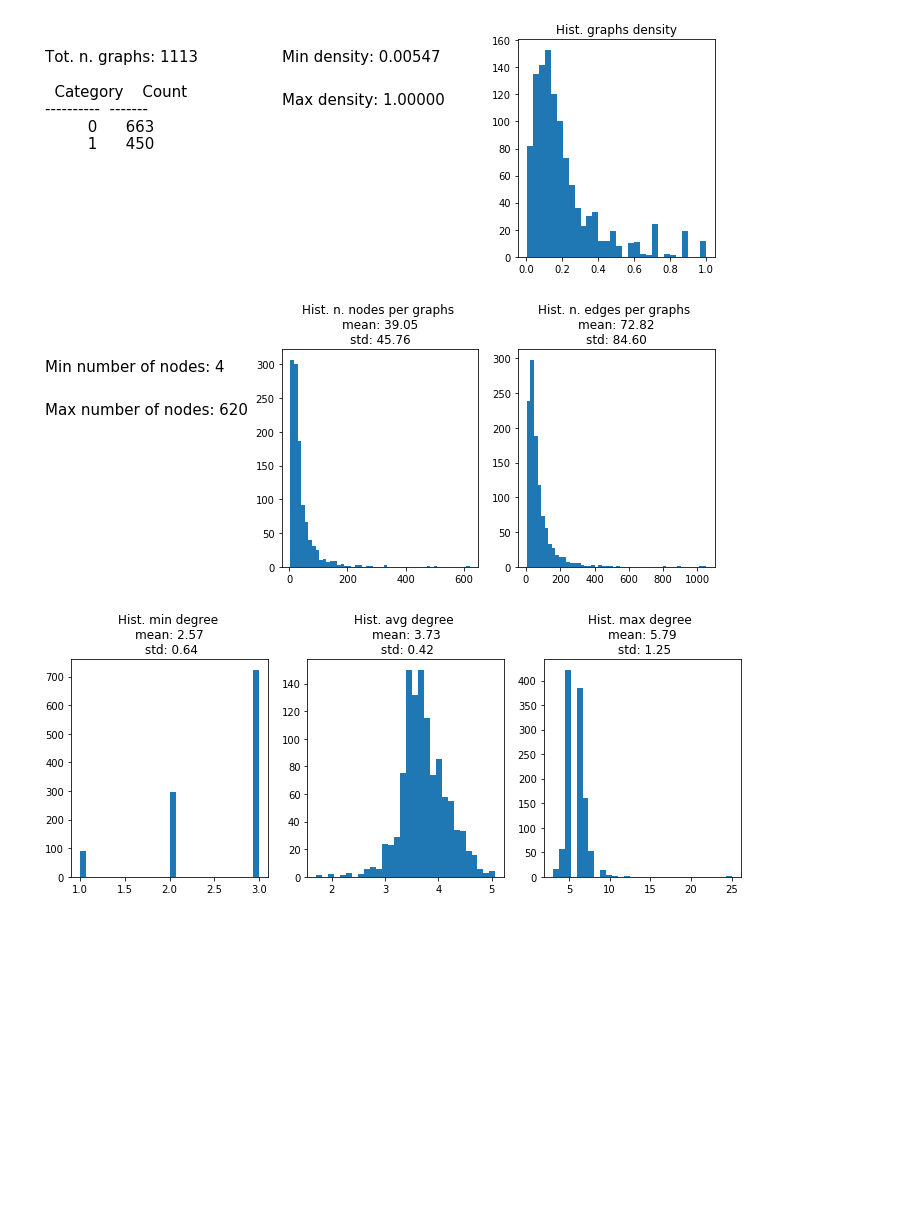
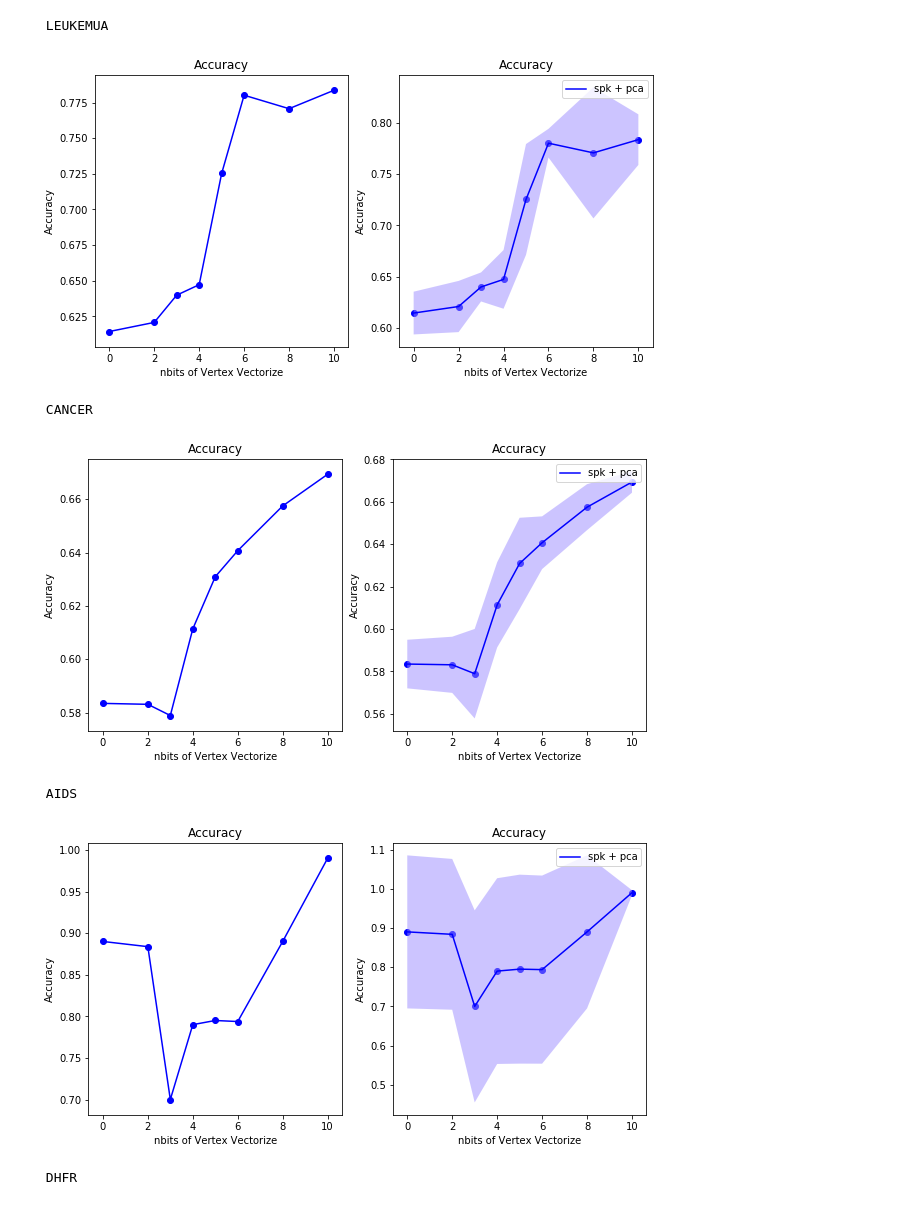
Before and after one commit to AntonioLonga/Master-thesis, a Jupyter notebook: Experiments/Vectorize Vertex/Vectorize Vertex Analysis .ipynb, the cells around one changed output. Drawn from its saved outputs; the diff is of its cells as text; code cells hidden in the pictures; blank space fills up the shorter version.

```diff
--- a/Experiments/Vectorize Vertex/Vectorize Vertex Analysis .ipynb
+++ b/Experiments/Vectorize Vertex/Vectorize Vertex Analysis .ipynb
@@ -82,7 +43,20 @@ plot_nbits(metric = loss_DHFR,
-# %%
-g,l = ld.load_data("PROTEINS")
-ds.summary(g,l)
-# %% [output]
-[figure, removed]
-[figure, removed]
-[figure, removed]
+# %%
+# results
+print("\n LEUKEMUA")
+plot_nbits(acc_leuk,n_bits)
+print("\n CANCER")
+plot_nbits(acc_canc,n_bits)
+print("\n AIDS")
+plot_nbits(acc_aids,n_bits)
+print("\n DHFR")
+plot_nbits(acc_dhfr,n_bits)
+print("\n PROTEINS")
+plot_nbits(acc_prot,n_bits)
+# %% [output]
+ LEUKEMUA
+[figure, added]
+ CANCER
+[figure, added]
+ AIDS
+[figure, added]
+ DHFR
```
Also changed, not shown: parts of 15 cells of this notebook, 2 other files.
